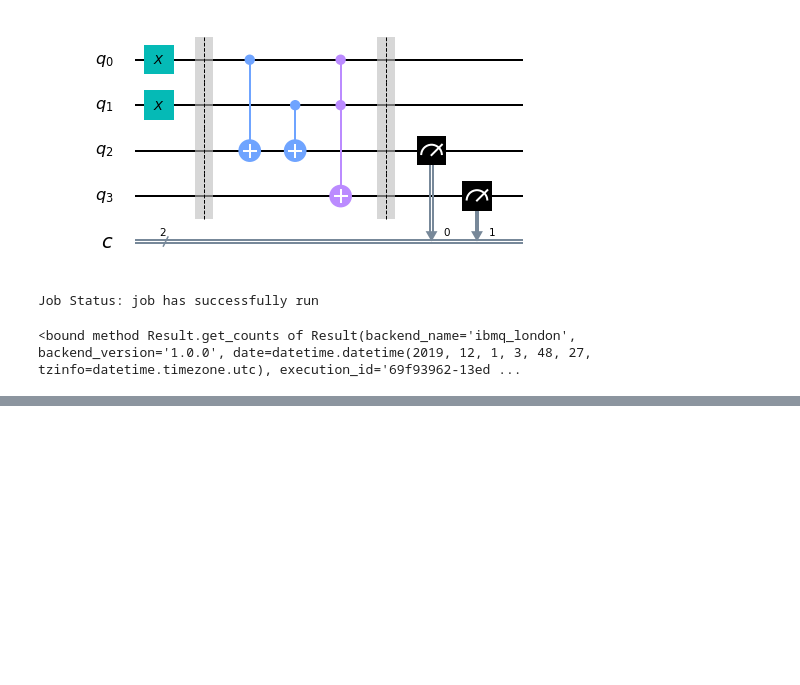
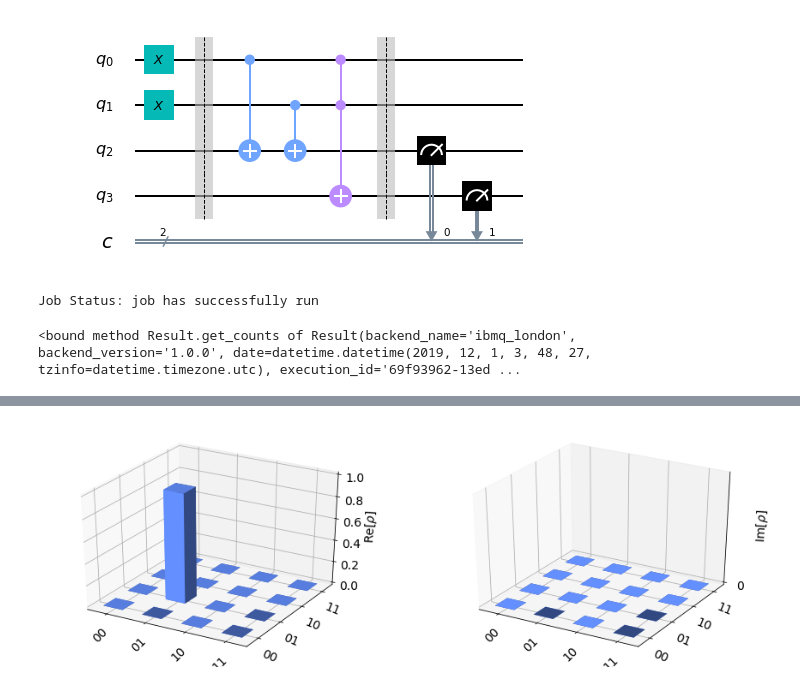
Before and after one commit to shashanka300/QC-practice, a Jupyter notebook: practice/gates.ipynb, the cells around one changed output, grey strips where cells are left out. Saved outputs shown, nothing was run; the diff lists cells and outputs as text; code cells hidden in the pictures; blank space fills up the shorter version.

```diff
--- a/practice/gates.ipynb
+++ b/practice/gates.ipynb
@@ -130,0 +170,5 @@ counts.result().get_counts
+# %%
+
+plot_state_city(job2)
+# %% [output]
+[figure, added]
```
Also changed, not shown: parts of 6 cells of this notebook.
